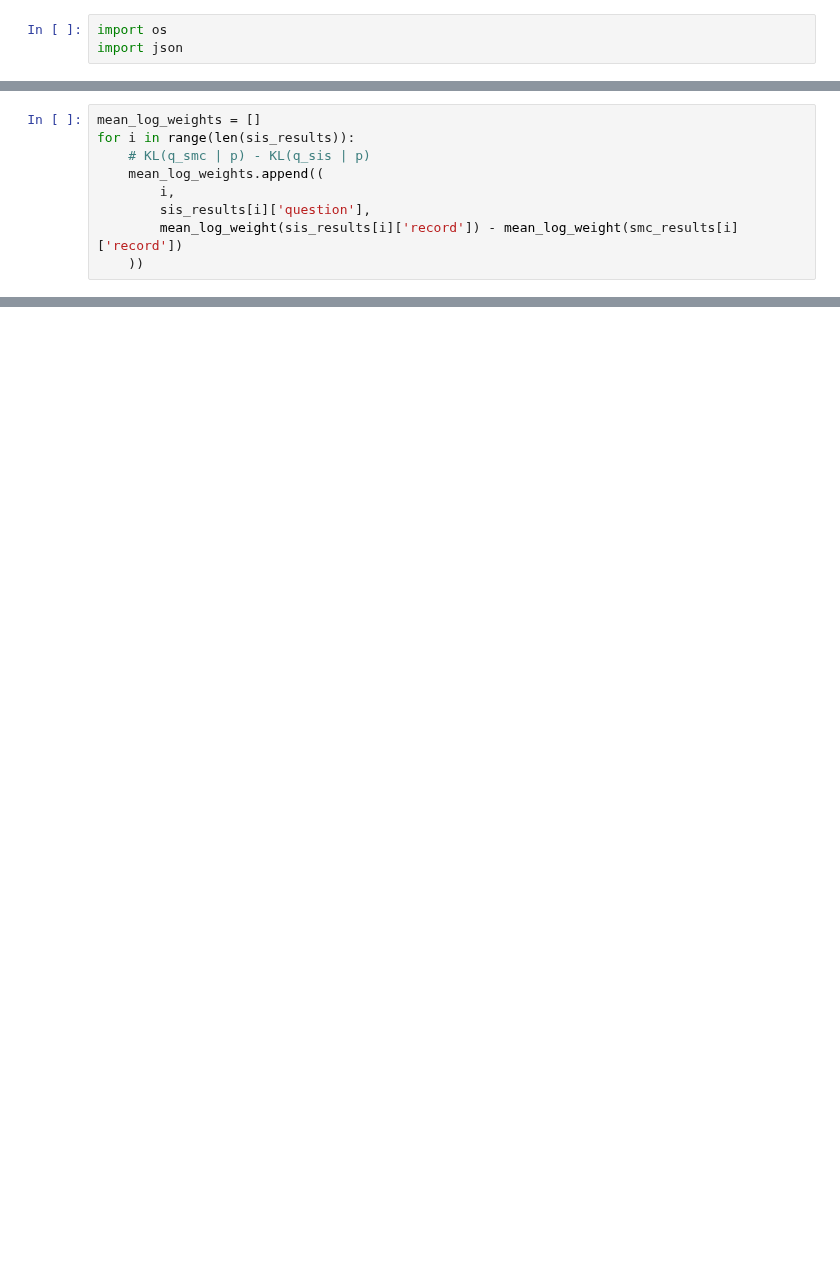
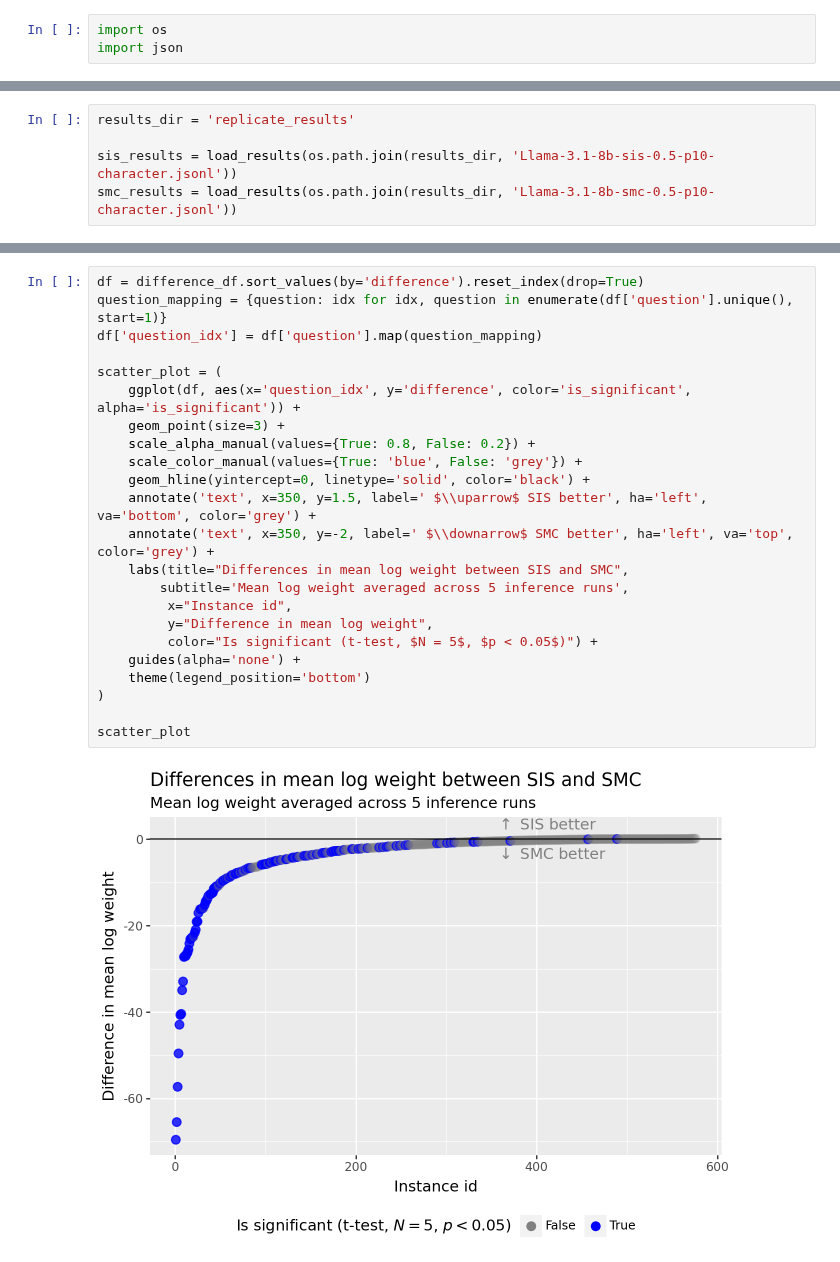
Before and after one commit to chi-collective/genparse, a Jupyter notebook: bench/ben_experiments/smc_vs_sis.ipynb, the cells around one changed output, grey strips where cells are left out. Saved outputs shown, nothing was run; the diff lists cells and outputs as text; blank space fills up the shorter version.

Commit message:
inference quality comparisons (WIP)

```diff
--- a/bench/ben_experiments/smc_vs_sis.ipynb
+++ b/bench/ben_experiments/smc_vs_sis.ipynb
@@ -50,9 +3,0 @@ def log_mean_weight(record):
-# %%
-mean_log_weights = []
-for i in range(len(sis_results)):
-    # KL(q_smc | p) - KL(q_sis | p)
-    mean_log_weights.append((
-        i,
-        sis_results[i]['question'],
-        mean_log_weight(sis_results[i]['record']) - mean_log_weight(smc_results[i]['record'])
-    ))
@@ -238,0 +31,5 @@ get_final_particles_from_record(sis_results[0]['record'])
+# %%
+results_dir = 'replicate_results'
+
+sis_results = load_results(os.path.join(results_dir, 'Llama-3.1-8b-sis-0.5-p10-character.jsonl'))
+smc_results = load_results(os.path.join(results_dir, 'Llama-3.1-8b-smc-0.5-p10-character.jsonl'))
@@ -238,0 +127,25 @@ get_final_particles_from_record(sis_results[0]['record'])
+# %%
+df = difference_df.sort_values(by='difference').reset_index(drop=True)
+question_mapping = {question: idx for idx, question in enumerate(df['question'].unique(), start=1)}
+df['question_idx'] = df['question'].map(question_mapping)
+
+scatter_plot = (
+    ggplot(df, aes(x='question_idx', y='difference', color='is_significant', alpha='is_significant')) +
+    geom_point(size=3) +
+    scale_alpha_manual(values={True: 0.8, False: 0.2}) +
+    scale_color_manual(values={True: 'blue', False: 'grey'}) +
+    geom_hline(yintercept=0, linetype='solid', color='black') +
+    annotate('text', x=350, y=1.5, label=' $\\uparrow$ SIS better', ha='left', va='bottom', color='grey') +
+    annotate('text', x=350, y=-2, label=' $\\downarrow$ SMC better', ha='left', va='top', color='grey') +
+    labs(title="Differences in mean log weight between SIS and SMC",
+        subtitle='Mean log weight averaged across 5 inference runs',
+         x="Instance id",
+         y="Difference in mean log weight",
+         color="Is significant (t-test, $N = 5$, $p < 0.05$)") +
+    guides(alpha='none') +
+    theme(legend_position='bottom')
+)
+
+scatter_plot
+# %% [output]
+[figure, added]
```
Also changed, not shown: parts of 35 cells of this notebook.
